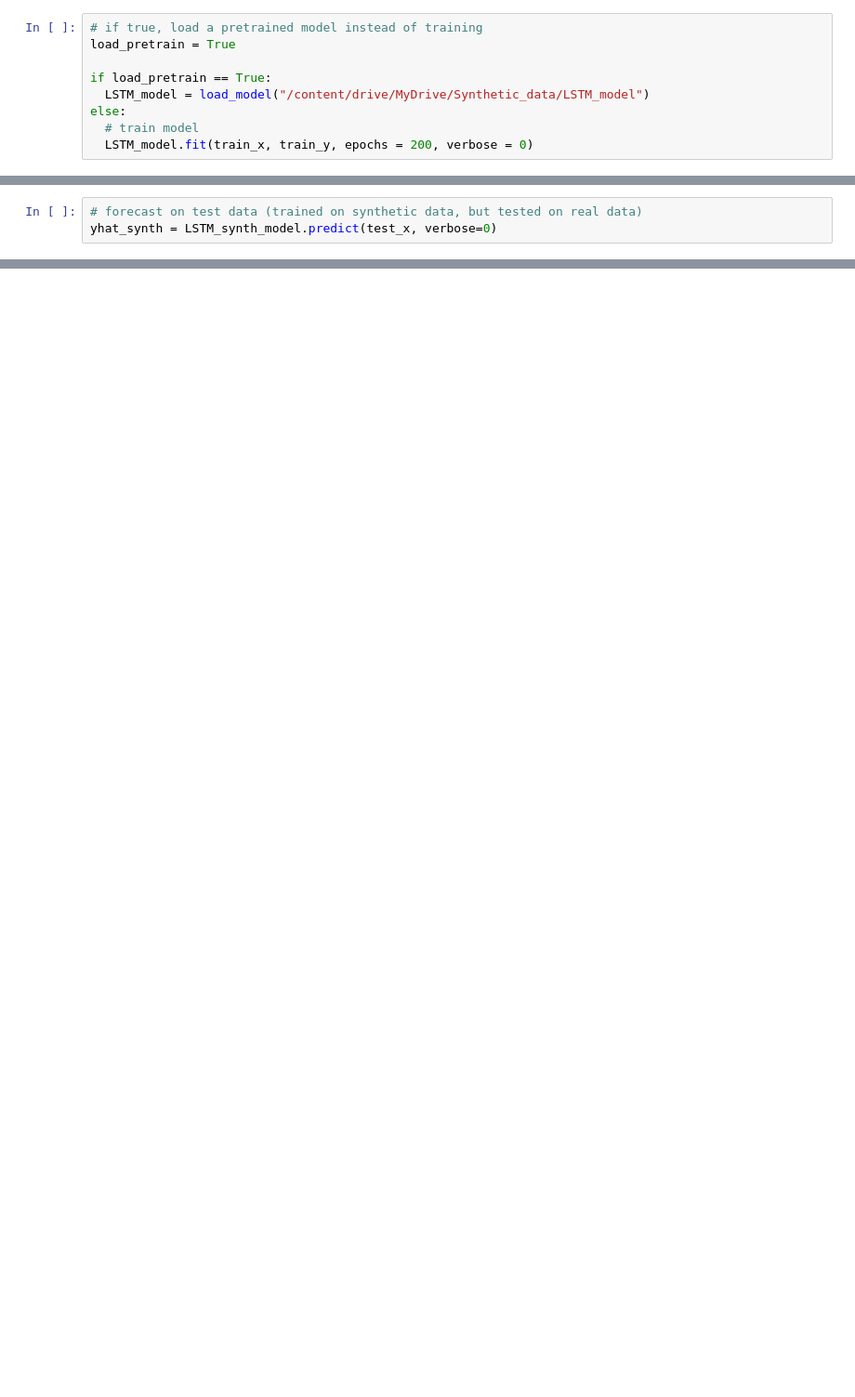
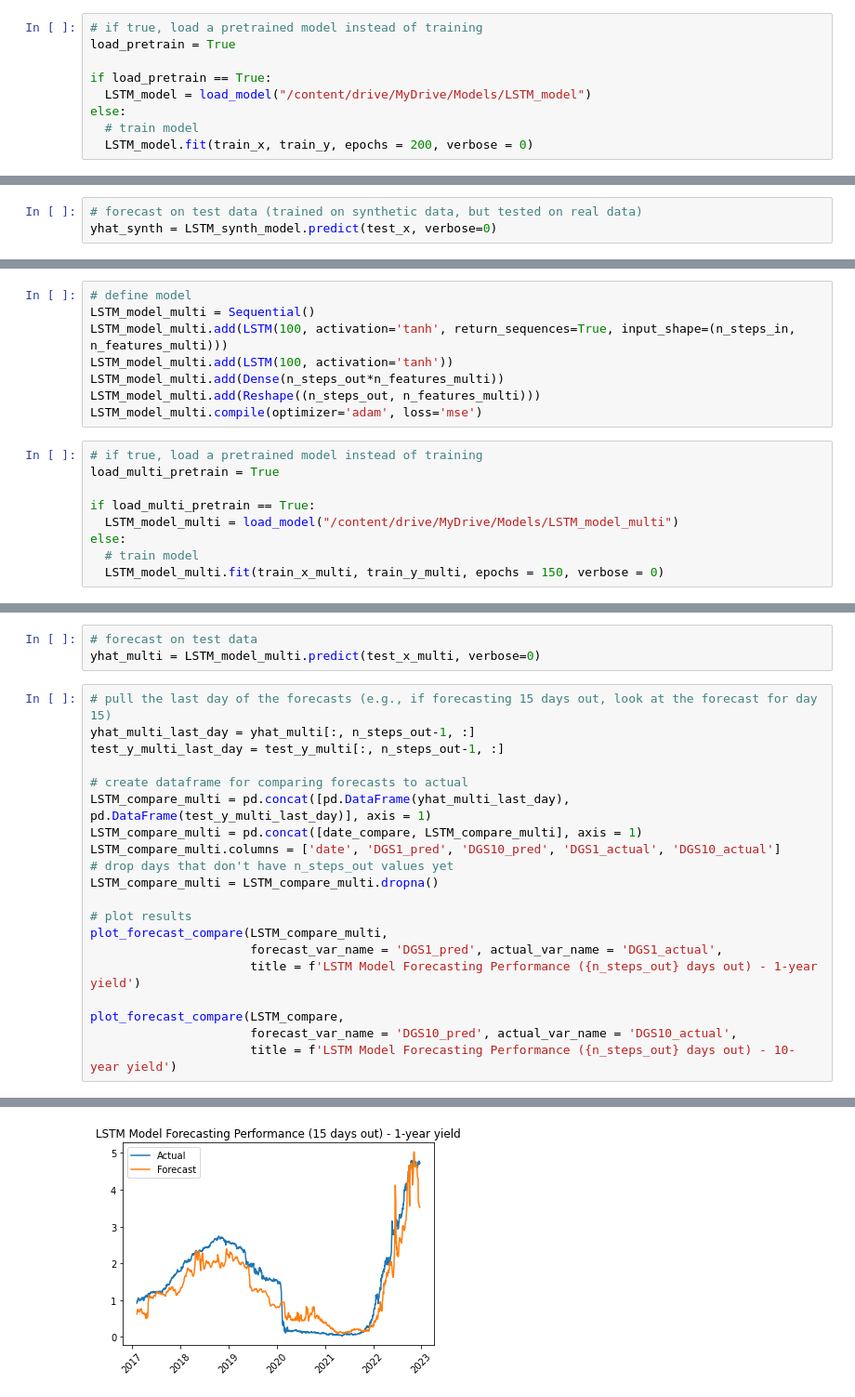
Before and after one commit to sdannels/synthetic_time_series_forecasting, a Jupyter notebook: synthetic_forecasts.ipynb, the cells around one changed output, grey strips where cells are left out. Shown at 93% size. Cells and saved outputs as stored; diff of their text form; blank space fills up the shorter version.

Commit message:
added multistep LSTM forecasting

```diff
--- a/synthetic_forecasts.ipynb
+++ b/synthetic_forecasts.ipynb
@@ -226,7 +227,7 @@ LSTM_model.compile(optimizer='adam', loss='mse')
 load_pretrain = True
 
 if load_pretrain == True:
-  LSTM_model = load_model("/content/drive/MyDrive/Synthetic_data/LSTM_model")
+  LSTM_model = load_model("/content/drive/MyDrive/Models/LSTM_model")
 else:
   # train model
   LSTM_model.fit(train_x, train_y, epochs = 200, verbose = 0)
@@ -360,0 +407,17 @@ MAPE: 4.511956476978976
+# %%
+# define model
+LSTM_model_multi = Sequential()
+LSTM_model_multi.add(LSTM(100, activation='tanh', return_sequences=True, input_shape=(n_steps_in, n_features_multi)))
+LSTM_model_multi.add(LSTM(100, activation='tanh'))
+LSTM_model_multi.add(Dense(n_steps_out*n_features_multi))
+LSTM_model_multi.add(Reshape((n_steps_out, n_features_multi)))
+LSTM_model_multi.compile(optimizer='adam', loss='mse')
+# %%
+# if true, load a pretrained model instead of training
+load_multi_pretrain = True
+
+if load_multi_pretrain == True:
+  LSTM_model_multi = load_model("/content/drive/MyDrive/Models/LSTM_model_multi")
+else:
+  # train model
+  LSTM_model_multi.fit(train_x_multi, train_y_multi, epochs = 150, verbose = 0)
@@ -360,0 +447,24 @@ MAPE: 4.511956476978976
+# %%
+# forecast on test data
+yhat_multi = LSTM_model_multi.predict(test_x_multi, verbose=0)
+# %%
+# pull the last day of the forecasts (e.g., if forecasting 15 days out, look at the forecast for day 15)
+yhat_multi_last_day = yhat_multi[:, n_steps_out-1, :]
+test_y_multi_last_day = test_y_multi[:, n_steps_out-1, :]
+
+# create dataframe for comparing forecasts to actual
+LSTM_compare_multi = pd.concat([pd.DataFrame(yhat_multi_last_day), pd.DataFrame(test_y_multi_last_day)], axis = 1)
+LSTM_compare_multi = pd.concat([date_compare, LSTM_compare_multi], axis = 1)
+LSTM_compare_multi.columns = ['date', 'DGS1_pred', 'DGS10_pred', 'DGS1_actual', 'DGS10_actual']
+# drop days that don't have n_steps_out values yet
+LSTM_compare_multi = LSTM_compare_multi.dropna()
+
+# plot results
+plot_forecast_compare(LSTM_compare_multi,
+                      forecast_var_name = 'DGS1_pred', actual_var_name = 'DGS1_actual',
+                      title = f'LSTM Model Forecasting Performance ({n_steps_out} days out) - 1-year yield')
+
+plot_forecast_compare(LSTM_compare,
+                      forecast_var_name = 'DGS10_pred', actual_var_name = 'DGS10_actual',
+                      title = f'LSTM Model Forecasting Performance ({n_steps_out} days out) - 10-year yield')
+# %% [output]
@@ -360,0 +473 @@ MAPE: 4.511956476978976
+[figure, added]
```
Also changed, not shown: parts of 22 cells of this notebook.
